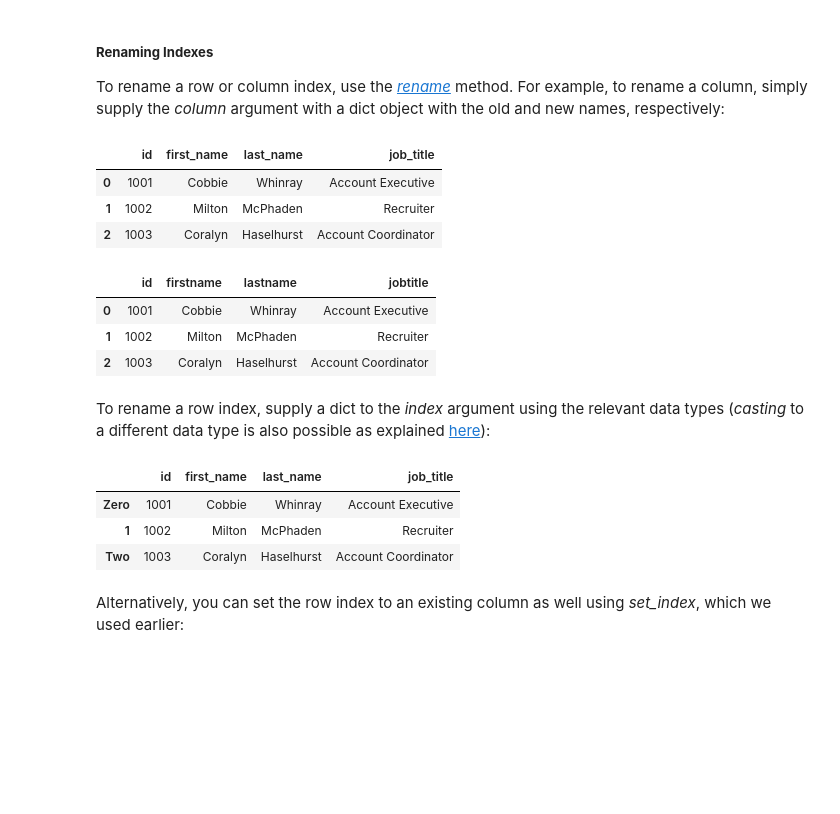
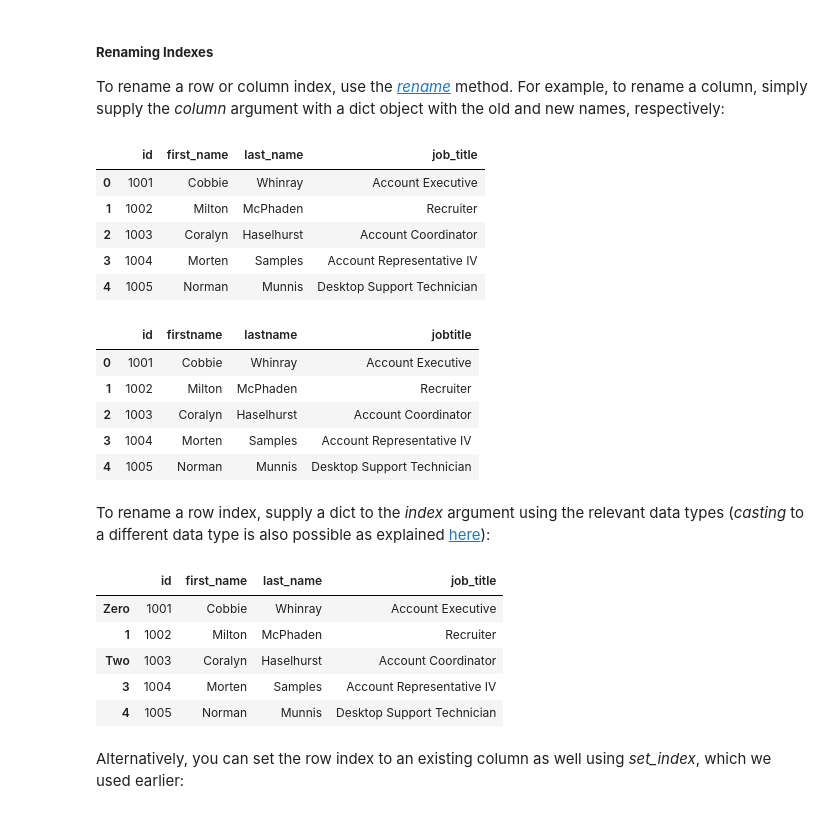
Before and after one commit to davedgd/python-bootcamp, a Jupyter notebook: Unit 5/Python-Bootcamp-Unit5.ipynb, the cells around one changed output. Cells and saved outputs as stored; diff of their text form; code cells hidden in the pictures; blank space fills up the shorter version.

```diff
--- a/Unit 5/Python-Bootcamp-Unit5.ipynb
+++ b/Unit 5/Python-Bootcamp-Unit5.ipynb
@@ -1015,30 +1028,36 @@ myDFSmaller.drop([0, 3], axis = 0) # delete (drop) the first and fourth rows
 
 To rename a row or column index, use the [*rename*](https://pandas.pydata.org/pandas-docs/stable/reference/api/pandas.DataFrame.rename.html) method. For example, to rename a column, simply supply the *column* argument with a dict object with the old and new names, respectively:
 # %%
-myDFSmaller.head(3)
+myDFSmaller
 # %% [output]
 |  | id | first_name | last_name | job_title |
 | 0 | 1001 | Cobbie | Whinray | Account Executive |
 | 1 | 1002 | Milton | McPhaden | Recruiter |
 | 2 | 1003 | Coralyn | Haselhurst | Account Coordinator |
+| 3 | 1004 | Morten | Samples | Account Representative IV |
+| 4 | 1005 | Norman | Munnis | Desktop Support Technician |
 # %%
-myDFSmaller.head(3).rename(columns = {'first_name': 'firstname',
-                                      'last_name': 'lastname',
-                                      'job_title': 'jobtitle'})
+myDFSmaller.rename(columns = {'first_name': 'firstname',
+                              'last_name': 'lastname',
+                              'job_title': 'jobtitle'})
 # %% [output]
 |  | id | firstname | lastname | jobtitle |
 | 0 | 1001 | Cobbie | Whinray | Account Executive |
 | 1 | 1002 | Milton | McPhaden | Recruiter |
 | 2 | 1003 | Coralyn | Haselhurst | Account Coordinator |
+| 3 | 1004 | Morten | Samples | Account Representative IV |
+| 4 | 1005 | Norman | Munnis | Desktop Support Technician |
 # %% [markdown]
 To rename a row index, supply a dict to the *index* argument using the relevant data types (*casting* to a different data type is also possible as explained [here](https://pandas.pydata.org/pandas-docs/stable/reference/api/pandas.DataFrame.rename.html)):
 # %%
-myDFSmaller.head(3).rename(index = {0: 'Zero', 2: 'Two'})
+myDFSmaller.rename(index = {0: 'Zero', 2: 'Two'})
 # %% [output]
 |  | id | first_name | last_name | job_title |
 | Zero | 1001 | Cobbie | Whinray | Account Executive |
 | 1 | 1002 | Milton | McPhaden | Recruiter |
 | Two | 1003 | Coralyn | Haselhurst | Account Coordinator |
+| 3 | 1004 | Morten | Samples | Account Representative IV |
+| 4 | 1005 | Norman | Munnis | Desktop Support Technician |
 # %% [markdown]
 Alternatively, you can set the row index to an existing column as well using *set_index*, which we used earlier:
 # %%
```
Also changed, not shown: parts of 17 cells of this notebook, 2 other files.
